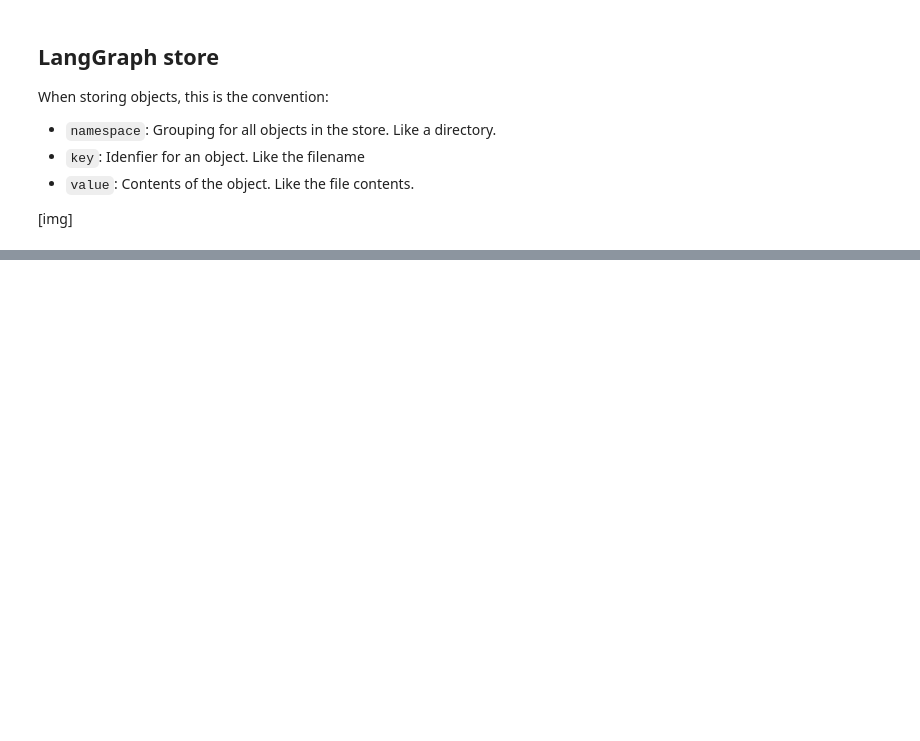
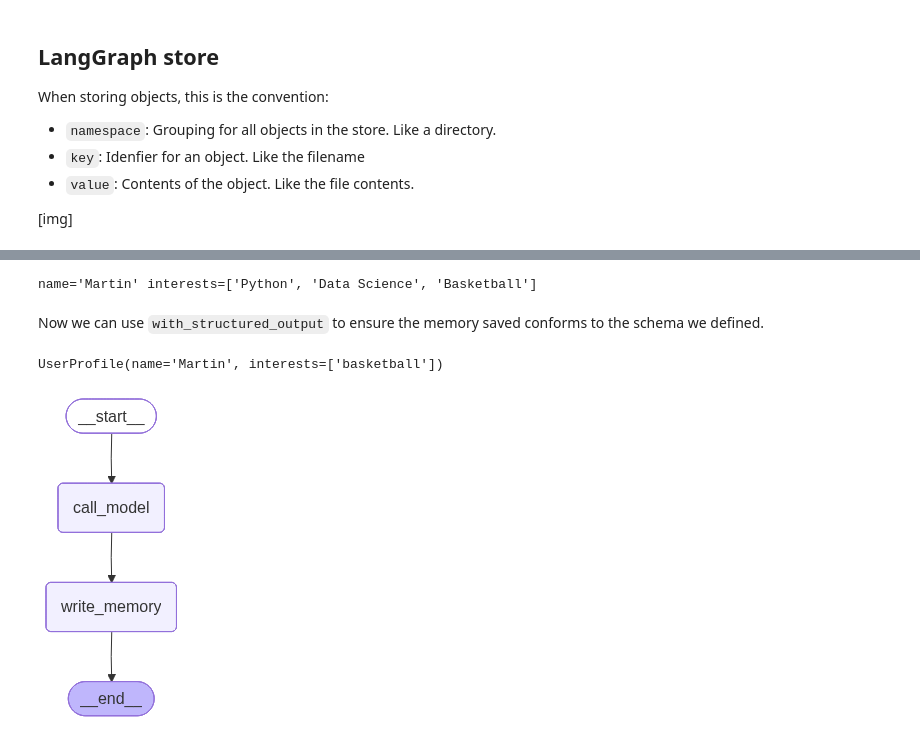
Before and after one commit to minimartzz/learning, a Jupyter notebook: agents/langgraph/05_long_term_memory.ipynb, the cells around one changed output, grey strips where cells are left out. Cells and saved outputs as stored; diff of their text form; code cells hidden in the pictures; blank space fills up the shorter version.

```diff
--- a/agents/langgraph/05_long_term_memory.ipynb
+++ b/agents/langgraph/05_long_term_memory.ipynb
@@ -95,0 +365,33 @@ memory.dict()
+# %%
+profile = in_memory_store.get(namespace, key)
+if profile is not None:
+    print(profile.value)
+# %% [output]
+name='Martin' interests=['Python', 'Data Science', 'Basketball']
+# %% [markdown]
+Now we can use `with_structured_output` to ensure the memory saved conforms to the schema we defined.
+# %%
+API_KEY = SecretStr(os.getenv("GROQ_API_KEY", ""))
+llm = ChatGroq(
+    model="llama-3.1-8b-instant",
+    api_key=API_KEY
+)
+
+struct_llm = llm.with_structured_output(UserProfile)
+
+output = struct_llm.invoke([
+    HumanMessage(content="My name is Martin and I like to play basketball")
+])
+output
+# %% [output]
+UserProfile(name='Martin', interests=['basketball'])
+# %%
+# Chatbot instruction
+MODEL_SYSTEM_MESSAGE = """You are a helpful assistant with memory that provides information about the user.
+If you have memory for this user, use it to personalize your responses.
+Here is the memory (it may be empty): {memory}"""
+
+# Create new memory from the chat history and any existing memory
+CREATE_MEMORY_INSTRUCTION = """Create or update a user profile memory based on the user's chat history.
+This will be saved for long-term memory. If there is an existing memory, simply update it.
+Here is the existing memory (it may be empty): {memory}"""
@@ -95,0 +456,16 @@ memory.dict()
+# %%
+# Define the graph
+builder = StateGraph(MessagesState)
+builder.add_node("call_model", call_model)
+builder.add_node("write_memory", write_memory)
+builder.add_edge(START, "call_model")
+builder.add_edge("call_model", "write_memory")
+builder.add_edge("write_memory", END)
+
+across_thread_memory = InMemoryStore()
+within_thread_memory = InMemorySaver()
+
+graph = builder.compile(checkpointer=within_thread_memory, store=across_thread_memory)
+display(Image(graph.get_graph(xray=1).draw_mermaid_png()))
+# %% [output]
+[figure, added]
```
Also changed, not shown: parts of 29 cells of this notebook.
